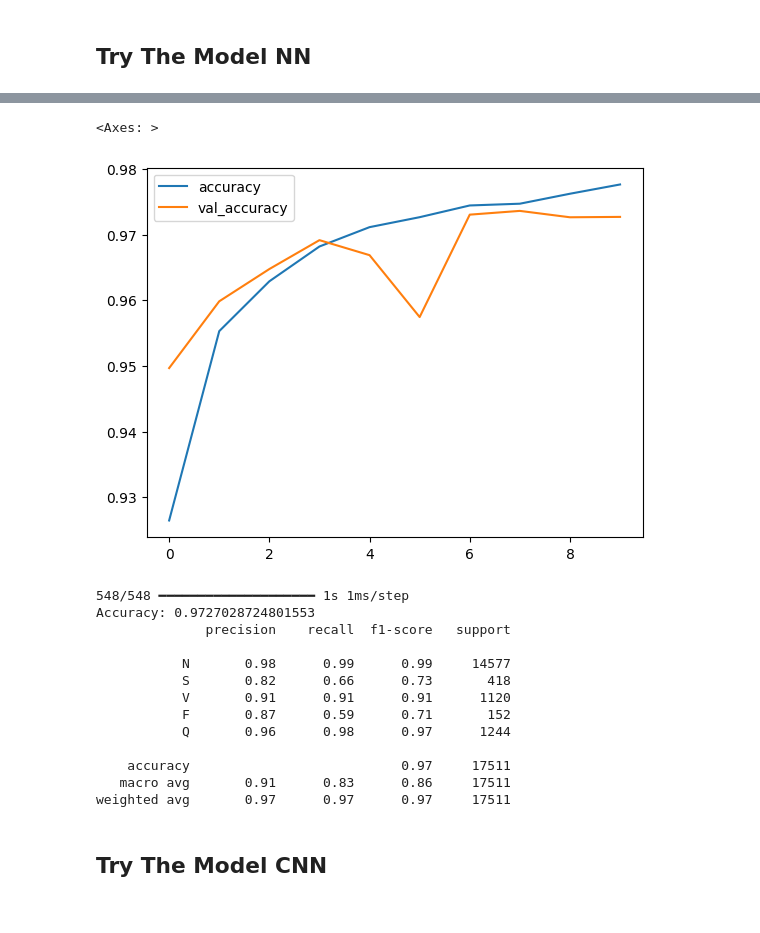
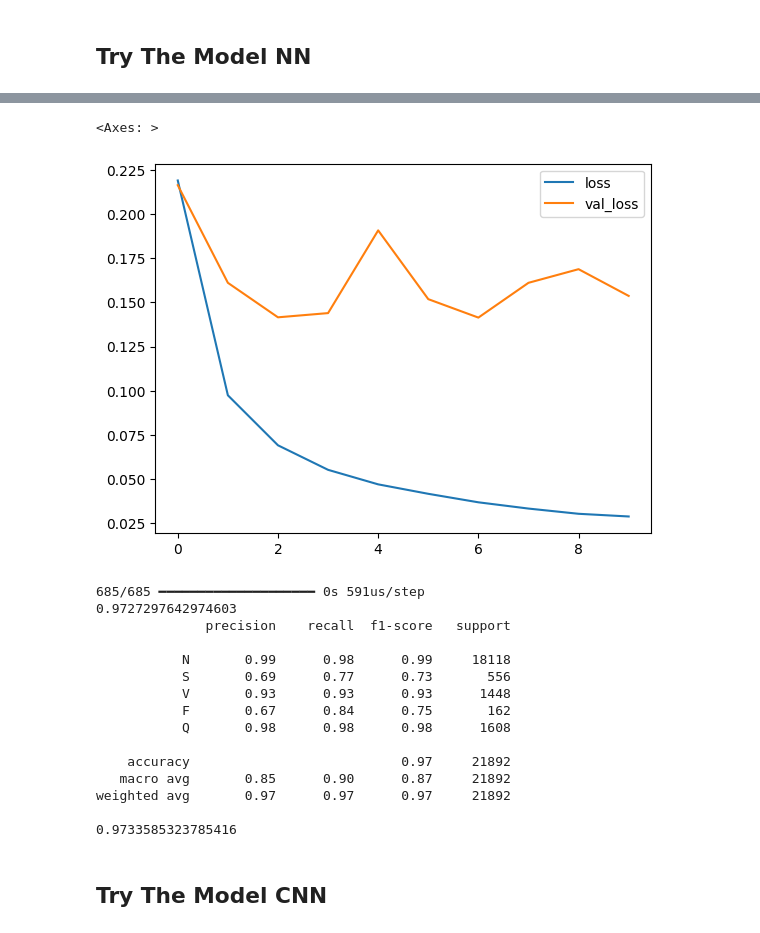
Before and after one commit to wadeea23/ECG-Based-Heartbeat-Classification-Using-Machine-Learning, a Jupyter notebook: caps.ipynb, the cells around one changed output, grey strips where cells are left out. Cells and saved outputs as stored; diff of their text form; code cells hidden in the pictures.

```diff
--- a/caps.ipynb
+++ b/caps.ipynb
@@ -155,3 +171,8 @@ dtype: float64
+# %%
+from imblearn.over_sampling import SMOTE
+
+smote = SMOTE(random_state=42)
+X_train, y_train = smote.fit_resample(X_train, y_train)
 # %%
 y_train.value_counts(normalize=True)
 # %% [output]
@@ -205,7 +209,7 @@ X_train.corr()
 # %%
 from sklearn.tree import DecisionTreeClassifier
 
-dt = DecisionTreeClassifier(max_depth=5)
+dt = DecisionTreeClassifier(max_depth=12 , min_samples_leaf=10 , min_samples_split=10 , class_weight='balanced' , random_state=42)
 
 dt.fit(X_train, y_train)
 # %% [output]
@@ -346,4 +350,8 @@ Model: "sequential"
  Trainable params: 32,645 (127.52 KB)
  Non-trainable params: 0 (0.00 B)
 # %%
-model.compile(optimizer='adam', loss='sparse_categorical_crossentropy', metrics=['accuracy'])
+model.compile(
+    optimizer='adam',
+    loss='sparse_categorical_crossentropy',
+    metrics=['accuracy']
+)
@@ -352,5 +358,5 @@ import tensorflow as tf
 # %%
-checkpoint = tf.keras.callbacks.ModelCheckpoint("best_model.keras",save_best_only=True)
+#checkpoint = tf.keras.callbacks.ModelCheckpoint("best_model.keras",save_best_only=True)
 # %%
 history = model.fit(X_train,y_train,epochs=10,validation_data=(X_test, y_test),callbacks=[checkpoint])
 # %% [output]
@@ -387,37 +393,39 @@ history_df.head()
 # %%
-history_df[['accuracy','val_accuracy']].plot()
+history_df[['loss','val_loss']].plot()
 # %% [output]
 <Axes: >
-[figure, old version]
+[figure, new version]
 # %%
 import numpy as np
 
-y_pred = model.predict(X_test)
-y_pred = np.argmax(y_pred, axis=1)
+y_pred_prob = model.predict(X_test)
+y_pred = np.argmax(y_pred_prob, axis=1)
 
-print("Accuracy:", accuracy_score(y_test, y_pred))
+print(accuracy_score(y_test, y_pred))
 
 print(classification_report(
     y_test,
     y_pred,
     labels=[0, 1, 2, 3, 4],
     target_names=['N', 'S', 'V', 'F', 'Q'],
-    zero_division=0
-))
+    zero_division=0))
+print(f1_score(y_test, y_pred, average='weighted'))
 # %% [output]
-548/548 ━━━━━━━━━━━━━━━━━━━━ 1s 1ms/step
-Accuracy: 0.9727028724801553
+685/685 ━━━━━━━━━━━━━━━━━━━━ 0s 591us/step
+0.9727297642974603
               precision    recall  f1-score   support
 
-           N       0.98      0.99      0.99     14577
-           S       0.82      0.66      0.73       418
-           V       0.91      0.91      0.91      1120
-           F       0.87      0.59      0.71       152
-           Q       0.96      0.98      0.97      1244
+           N       0.99      0.98      0.99     18118
+           S       0.69      0.77      0.73       556
+           V       0.93      0.93      0.93      1448
+           F       0.67      0.84      0.75       162
+           Q       0.98      0.98      0.98      1608
 
-    accuracy                           0.97     17511
-   macro avg       0.91      0.83      0.86     17511
-weighted avg       0.97      0.97      0.97     17511
+    accuracy                           0.97     21892
+   macro avg       0.85      0.90      0.87     21892
+weighted avg       0.97      0.97      0.97     21892
+
+0.9733585323785416
 # %% [markdown]
 ## Try The Model CNN
 # %%
```
Also changed, not shown: parts of 58 cells of this notebook.
